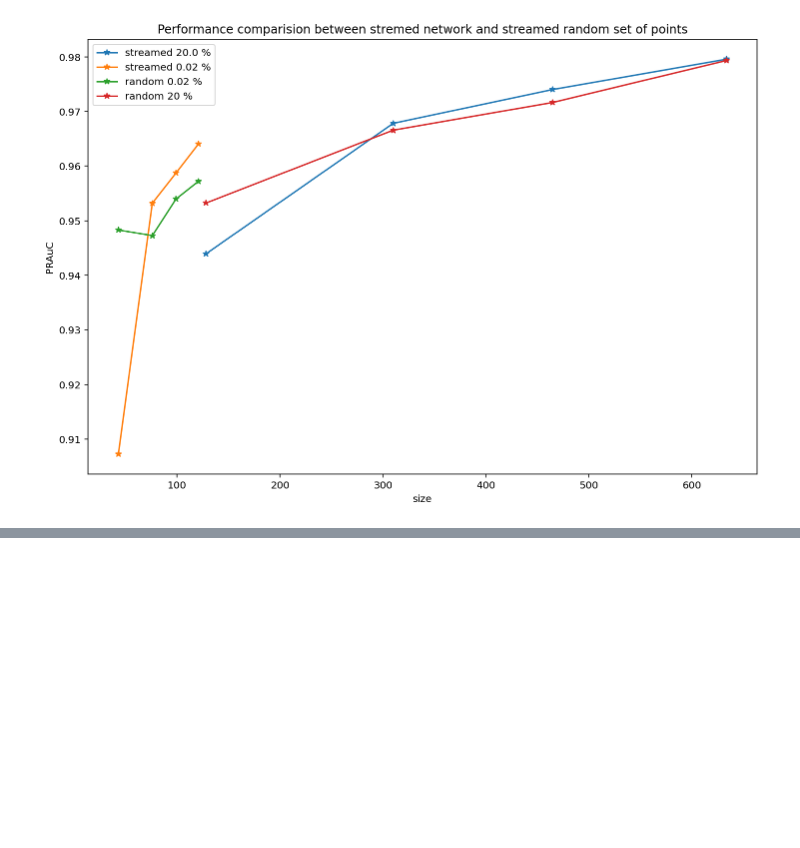
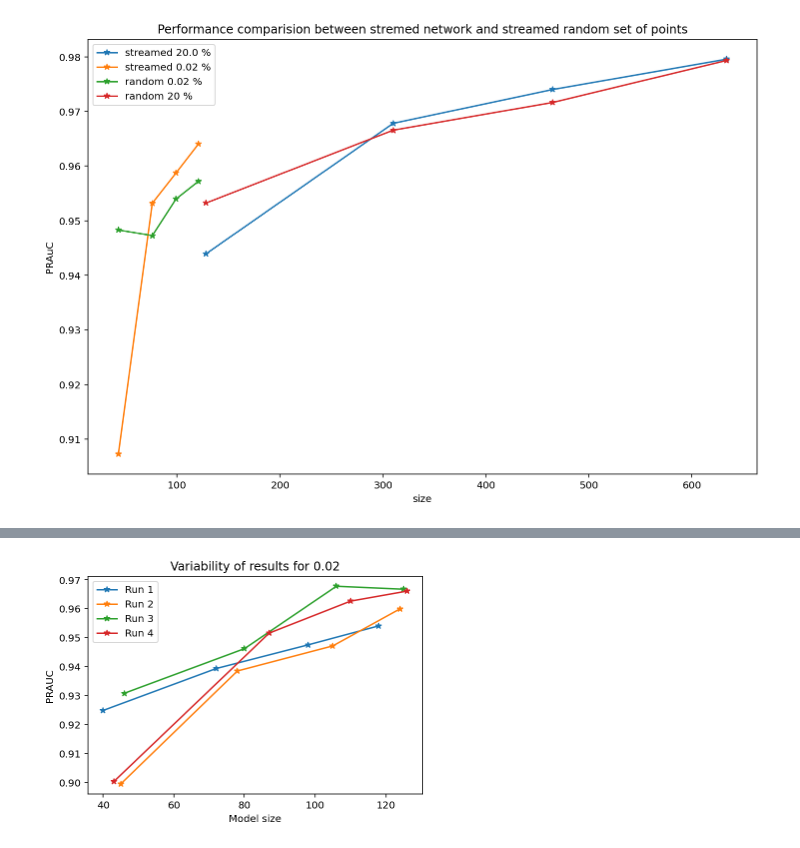
Before and after one commit to jrybicki-jsc/smms, a Jupyter notebook: graphla/newcluster_results.ipynb, the cells around one changed output, grey strips where cells are left out. Drawn from its saved outputs; the diff is of its cells as text; code cells hidden in the pictures; blank space fills up the shorter version.

```diff
--- a/graphla/newcluster_results.ipynb
+++ b/graphla/newcluster_results.ipynb
@@ -604,0 +604,25 @@ plt.legend();
+# %%
+rres = dict()
+for ratio in range(1,5):
+    aucs = list()
+    sizes = list()
+    for gamma in [0.65,0.75,0.85,0.95]:
+        eval_name = f"../res/newclusterres/break/{ratio}/{gamma}-evalresults.pickle"
+        net_name = f"../res/newclusterres/break/{ratio}/merged-{gamma}-0-tc-nets-voting.pickle"
+        df = read_and_conv(eval_name, labels)
+        [p1, r1, thresholds] = precision_recall_curve(df['true_val'], df['prob'])
+        aucs.append(auc(r1, p1))
+
+        _, net = load_net(net_name)
+        sizes.append(len(net))
+    rres[ratio] = [aucs, sizes]
+# %%
+plt.title('Variability of results for 0.02')
+for ratio in range(1,5):
+    plt.plot(rres[ratio][1], rres[ratio][0], '-*', label=f"Run {ratio}")
+
+plt.xlabel('Model size')
+plt.ylabel('PRAUC')
+plt.legend();
+# %% [output]
+[figure, added]
```
Also changed, not shown: parts of 13 cells of this notebook.
